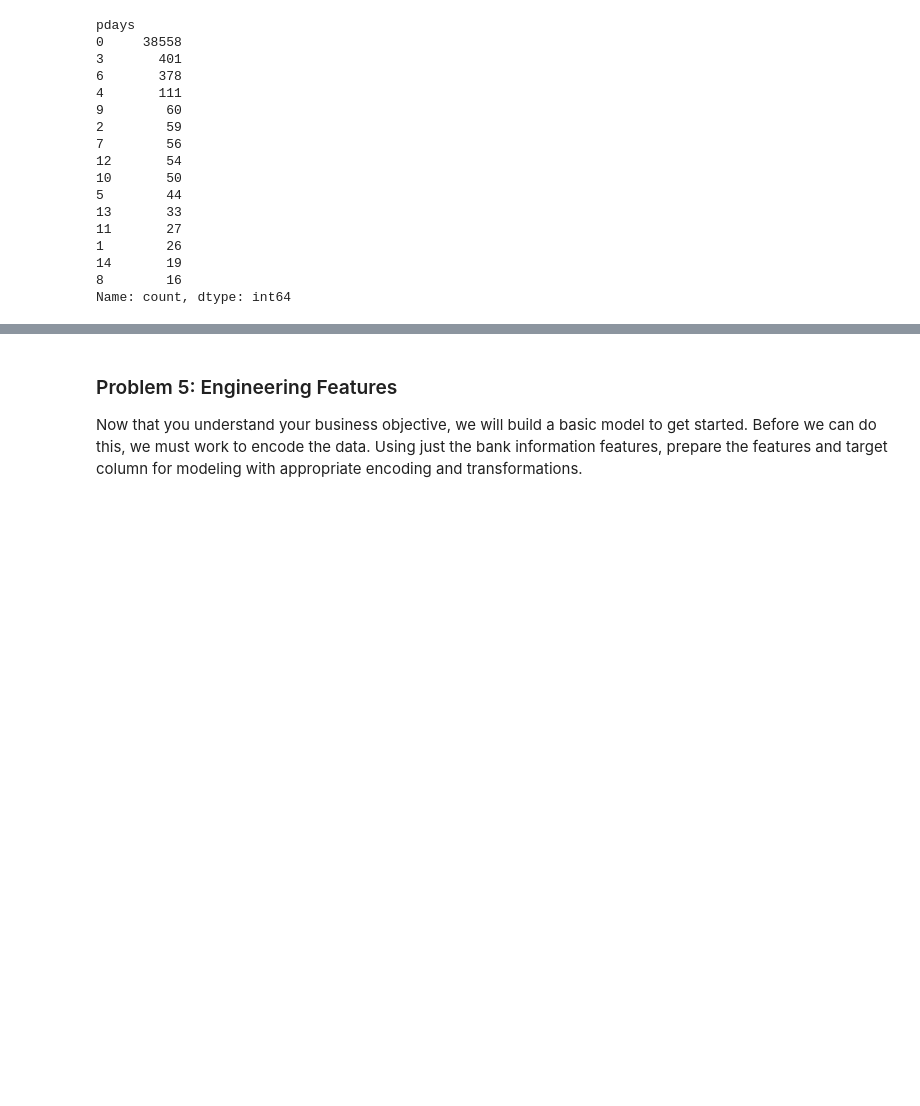
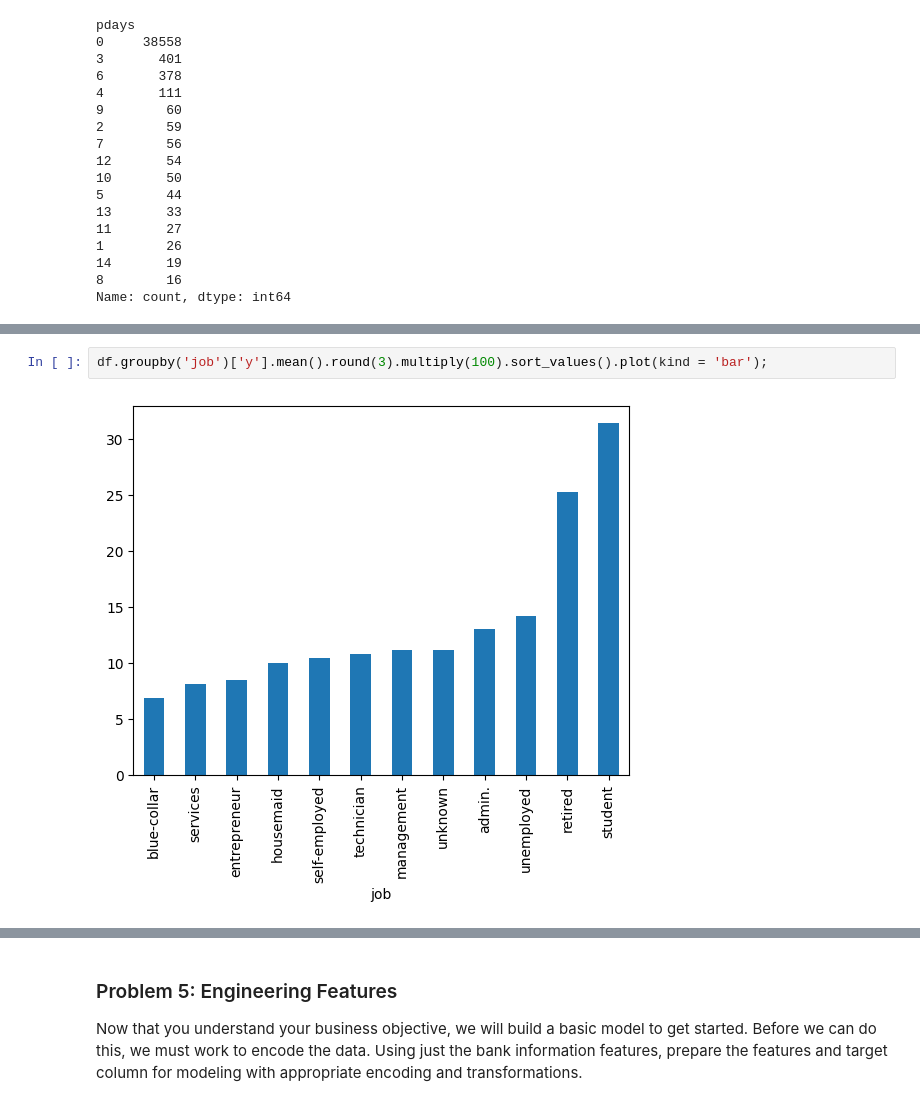
Before and after one commit to micwill755/UB-Application3, a Jupyter notebook: prompt_III.ipynb, the cells around one changed output, grey strips where cells are left out. Saved outputs shown, nothing was run; the diff lists cells and outputs as text; blank space fills up the shorter version.

```diff
--- a/prompt_III.ipynb
+++ b/prompt_III.ipynb
@@ -579,0 +528,4 @@ memory usage: 6.6+ MB
+# %%
+df.groupby('job')['y'].mean().round(3).multiply(100).sort_values().plot(kind = 'bar');
+# %% [output]
+[figure, added]
```
Also changed, not shown: parts of 48 cells of this notebook.
